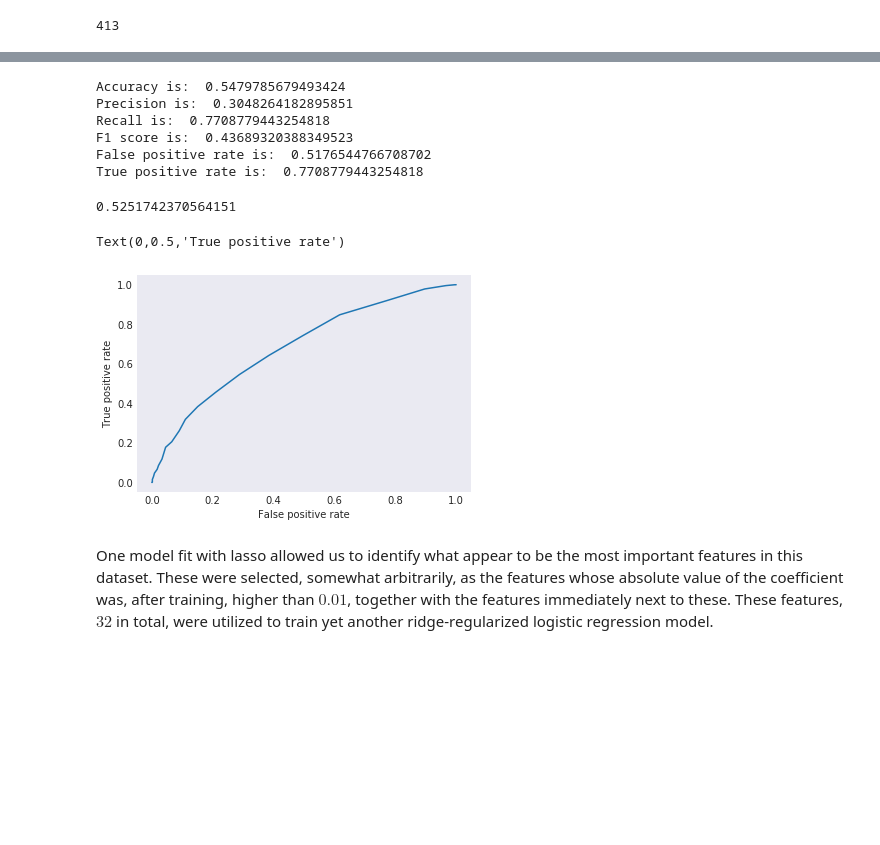
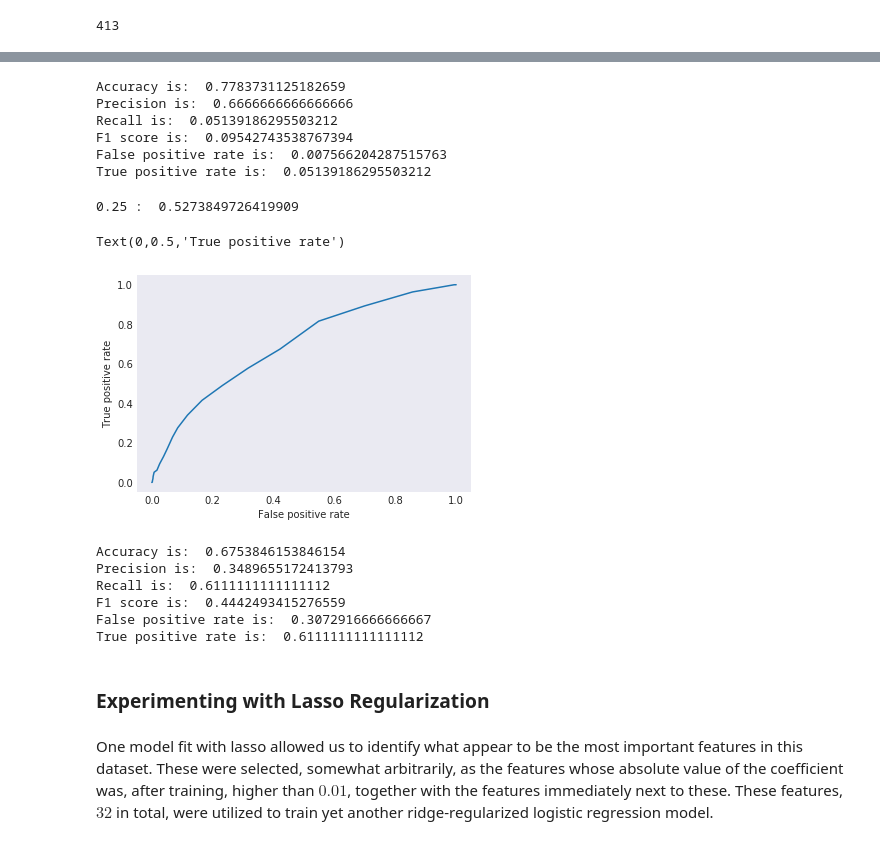
Before and after one commit to vnagapudi/W261_Final_Project, a Jupyter notebook: final_project_v1.ipynb, the cells around one changed output, grey strips where cells are left out. Drawn from its saved outputs; the diff is of its cells as text; code cells hidden in the pictures; blank space fills up the shorter version.

```diff
--- a/final_project_v1.ipynb
+++ b/final_project_v1.ipynb
@@ -1335,10 +1318,11 @@ The loss of the estimated model is: -0.46336344887940656
 # %%
-def fmMakePrediction(dataRDD, w, w1, w0):
+def fmMakePrediction(dataRDD, w, w1, w0, treshProb):
     """
     Perform one regularized gradient descent step/update.
     Args:
         dataRDD - records are tuples of (y, features_array)
         W       - (array) model coefficients with bias at index 0
+        treshProb - probability for predicting 0/1.
     Returns:
         pred - (rdd) predicted targets
     """
@@ -1353,7 +1337,7 @@ def fmMakePrediction(dataRDD, w, w1, w0):
         return 1.0/(1.0 + np.exp(-phi))
 
     # compute prediction
-    pred = dataRDD.map(lambda x: (int(predict_fm(x[1],w_bc.value, w1_bc.value, w0_bc.value)>0.5), x[0] ))
+    pred = dataRDD.map(lambda x: (int(predict_fm(x[1],w_bc.value, w1_bc.value, w0_bc.value)>treshProb), x[0] ))
     ntp = pred.map(lambda x: int((x[0]*x[1]) == 1)).sum()
     ntn = pred.map(lambda x: int((x[0]+x[1]) == 0)).sum()
     nfp = pred.map(lambda x: int((x[0] == 1) * (x[1] == 0))).sum()
@@ -1363,7 +1347,7 @@ def fmMakePrediction(dataRDD, w, w1, w0):
 
     return pred
 # %%
-pred, ntp, ntn, nfp, nfn = fmMakePrediction(validation, models[-1], model1s[-1], model0s[-1])
+pred, ntp, ntn, nfp, nfn = fmMakePrediction(validation, models[-1], model1s[-1], model0s[-1], 0.5)
 
 cc = (ntp+ntn)/(ntp+ntn+nfp+nfn)
 prec = (ntp)/(ntp+nfp)
@@ -1386,0 +1371,18 @@ True positive rate is:  0.1777301927194861
+# %%
+# generate ROC curve on validation set
+tprSave = []
+fprSave = []
+probs = np.arange(0.0, 1.0, 0.025)
+for i in probs:
+    #pred, ntp, ntn, nfp, nfn = makePrediction(validation, model[-1], i)
+    pred, ntp, ntn, nfp, nfn = fmMakePrediction(validation, models[-1], model1s[-1], model0s[-1], i)
+    fprSave.append(nfp/(ntn+nfp))
+    tprSave.append(ntp/(ntp+nfn))
+
+#distance from the upper-left corner of the ROC curve - the lower, the better
+perf = np.sqrt((np.array(fprSave))**2+(1-np.array(tprSave))**2)
+print(probs[np.argmin(perf)],': ' , np.min(perf))
+
+plt.plot(fprSave, tprSave)
+plt.xlabel('False positive rate')
+plt.ylabel('True positive rate')
@@ -1607,6 +1628,6 @@ plt.show()
 # %%
 # make predictions and compute metrics for treshProb = 0.22
-pred, ntp, ntn, nfp, nfn = makePrediction(validation, model[-1], 0.22)
+pred, ntp, ntn, nfp, nfn = makePrediction(validation, model[-1], 0.5)
 
 acc = (ntp+ntn)/(ntp+ntn+nfp+nfn)
 prec = (ntp)/(ntp+nfp)
@@ -1621,35 +1642,61 @@ print('F1 score is: ', f1)
 print('False positive rate is: ', fpr)
 print('True positive rate is: ', tpr)
 # %% [output]
-Accuracy is:  0.5479785679493424
-Precision is:  0.3048264182895851
-Recall is:  0.7708779443254818
-F1 score is:  0.43689320388349523
-False positive rate is:  0.5176544766708702
-True positive rate is:  0.7708779443254818
+Accuracy is:  0.7783731125182659
+Precision is:  0.6666666666666666
+Recall is:  0.05139186295503212
+F1 score is:  0.09542743538767394
+False positive rate is:  0.007566204287515763
+True positive rate is:  0.05139186295503212
 # %%
-# generate ROC curve
+# generate ROC curve on validation set
 tprSave = []
 fprSave = []
-for i in np.arange(0.0, 1.0, 0.025):
+probs = np.arange(0.0, 1.0, 0.025)
+for i in probs:
     pred, ntp, ntn, nfp, nfn = makePrediction(validation, model[-1], i)
     fprSave.append(nfp/(ntn+nfp))
     tprSave.append(ntp/(ntp+nfn))
 
 #distance from the upper-left corner of the ROC curve - the lower, the better
 perf = np.sqrt((np.array(fprSave))**2+(1-np.array(tprSave))**2)
-print(np.min(perf))
+print(probs[np.argmin(perf)],': ' , np.min(perf))
 
 plt.plot(fprSave, tprSave)
 plt.xlabel('False positive rate')
 plt.ylabel('True positive rate')
 # %% [output]
-0.5251742370564151
+0.25 :  0.5273849726419909
 Text(0,0.5,'True positive rate')
-[figure, old version]
+[figure, new version]
+# %%
+# make predictions and compute metrics for optimal treshProb on test dataset
+pred, ntp, ntn, nfp, nfn = makePrediction(test, model[-1], probs[np.argmin(perf)])
+
+acc = (ntp+ntn)/(ntp+ntn+nfp+nfn)
+prec = (ntp)/(ntp+nfp)
+rec = (ntp)/(ntp+nfn)
+f1 = 2*prec*rec/(prec+rec)
+fpr = nfp/(ntn+nfp)
+tpr = ntp/(ntp+nfn)
+print('Accuracy is: ', acc)
+print('Precision is: ', prec)
+print('Recall is: ', rec)
+print('F1 score is: ', f1)
+print('False positive rate is: ', fpr)
+print('True positive rate is: ', tpr)
+# %% [output]
+Accuracy is:  0.6753846153846154
+Precision is:  0.3489655172413793
+Recall is:  0.6111111111111112
+F1 score is:  0.4442493415276559
+False positive rate is:  0.3072916666666667
+True positive rate is:  0.6111111111111112
 # %%
 fprSave_ridge = fprSave
 tprSave_ridge = tprSave
+# %% [markdown]
+### Experimenting with Lasso Regularization
 # %% [markdown]
 One model fit with lasso allowed us to identify what appear to be the most important features in this dataset. These were selected, somewhat arbitrarily, as the features whose absolute value of the coefficient was, after training, higher than $0.01$, together with the features immediately next to these. These features, $32$ in total, were utilized to train yet another ridge-regularized logistic regression model.
 # %%
```
Also changed, not shown: parts of 41 cells of this notebook.
